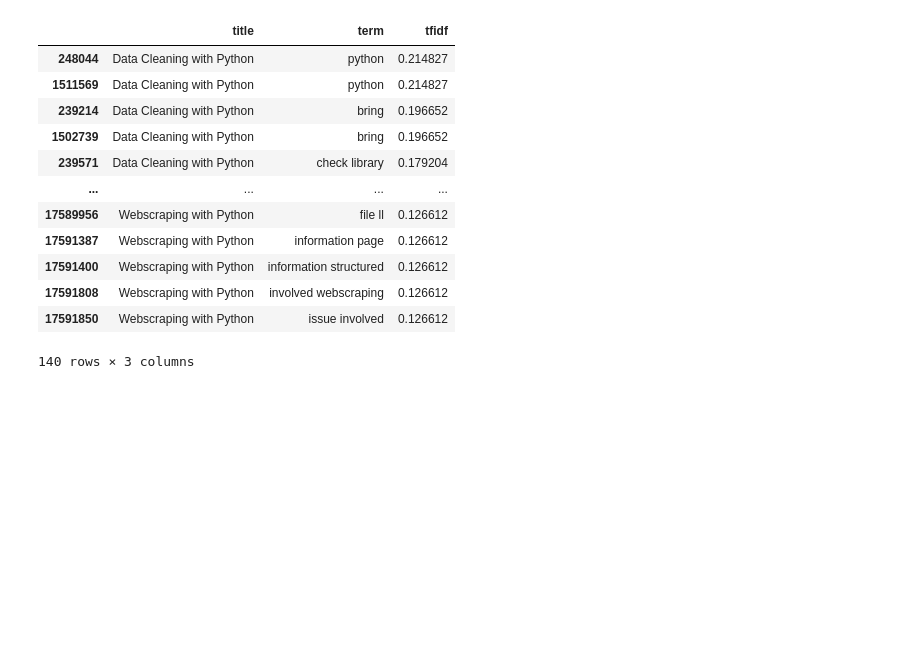
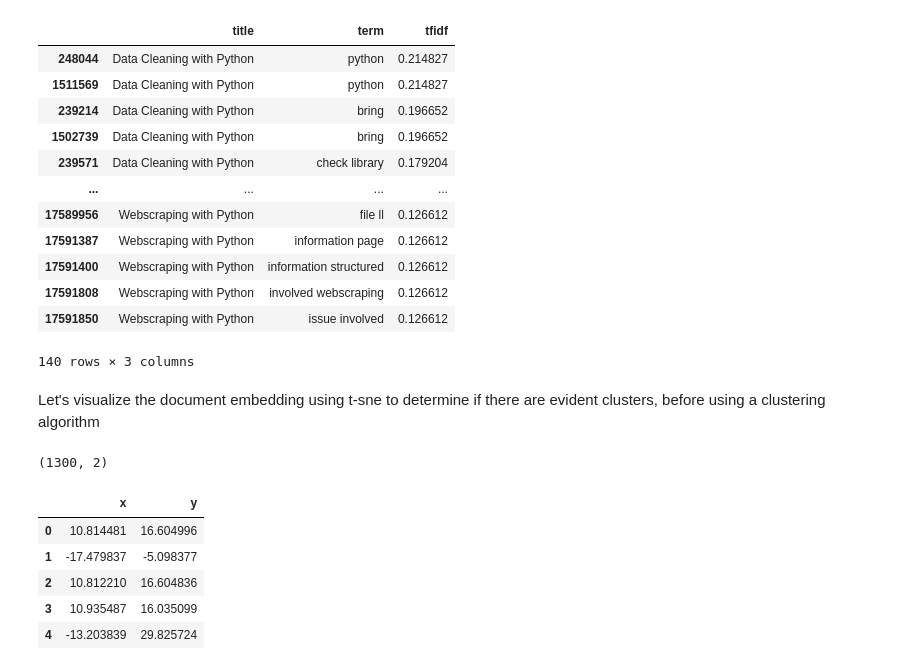
Before and after one commit to csbailey5t/nlp-ad, a Jupyter notebook: tfidf.ipynb, the cells around one changed output. Saved outputs shown, nothing was run; the diff lists cells and outputs as text; code cells hidden in the pictures; blank space fills up the shorter version.

```diff
--- a/tfidf.ipynb
+++ b/tfidf.ipynb
@@ -210,3 +210,5 @@ top_tfidf[top_tfidf["title"].str.contains("Python")]
 | 17591808 | Webscraping with Python | involved webscraping | 0.126612 |
 | 17591850 | Webscraping with Python | issue involved | 0.126612 |
 140 rows × 3 columns
+# %% [markdown]
+Let's visualize the document embedding using t-sne to determine if there are evident clusters, before using a clustering algorithm
@@ -212,0 +219,4 @@ top_tfidf[top_tfidf["title"].str.contains("Python")]
+# %%
+X_embedded.shape
+# %% [output]
+(1300, 2)
@@ -212,0 +228,10 @@ top_tfidf[top_tfidf["title"].str.contains("Python")]
+# %%
+df_embed = pd.DataFrame(X_embedded, columns=["x", "y"])
+df_embed.head()
+# %% [output]
+|  | x | y |
+| 0 | 10.814481 | 16.604996 |
+| 1 | -17.479837 | -5.098377 |
+| 2 | 10.812210 | 16.604836 |
+| 3 | 10.935487 | 16.035099 |
+| 4 | -13.203839 | 29.825724 |
```
Also changed, not shown: parts of 11 cells of this notebook, 2 other files.
